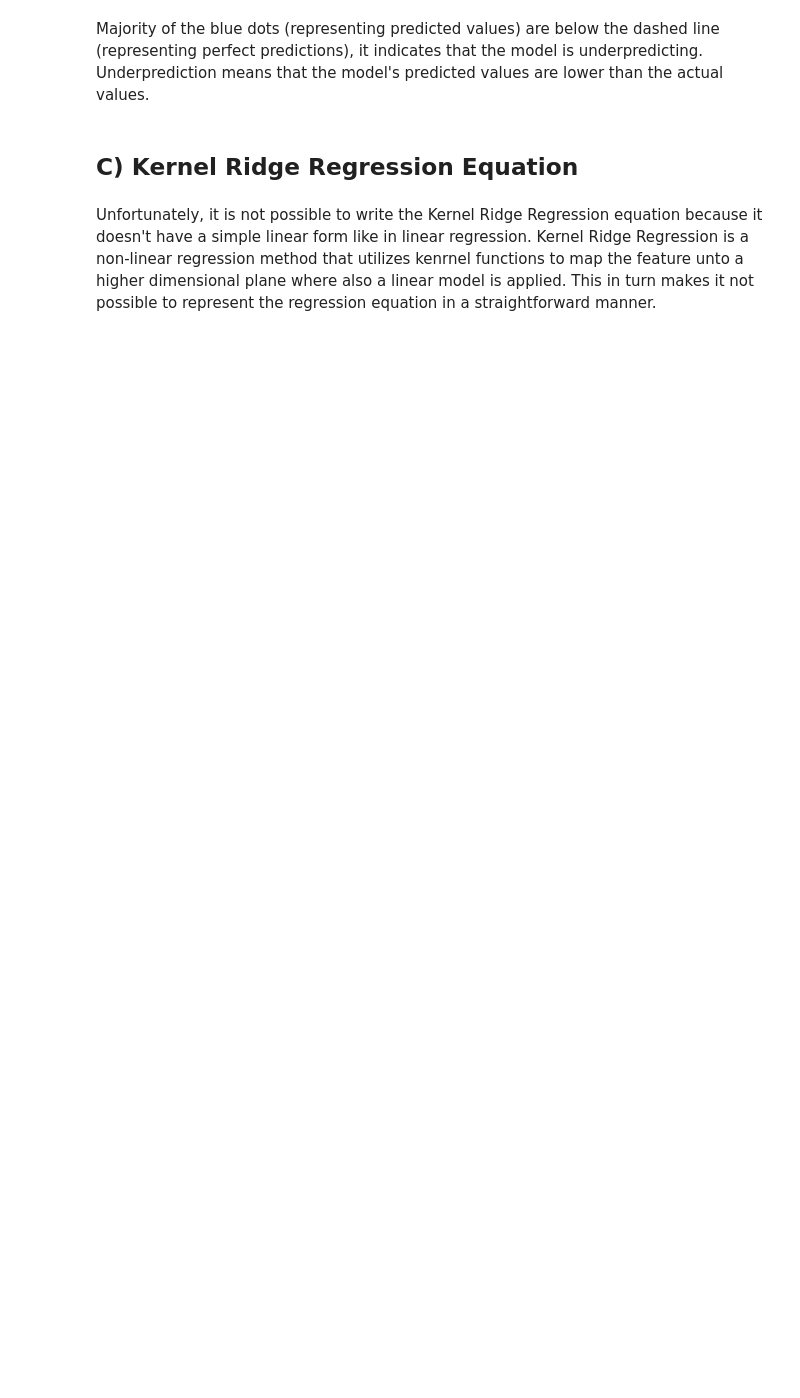
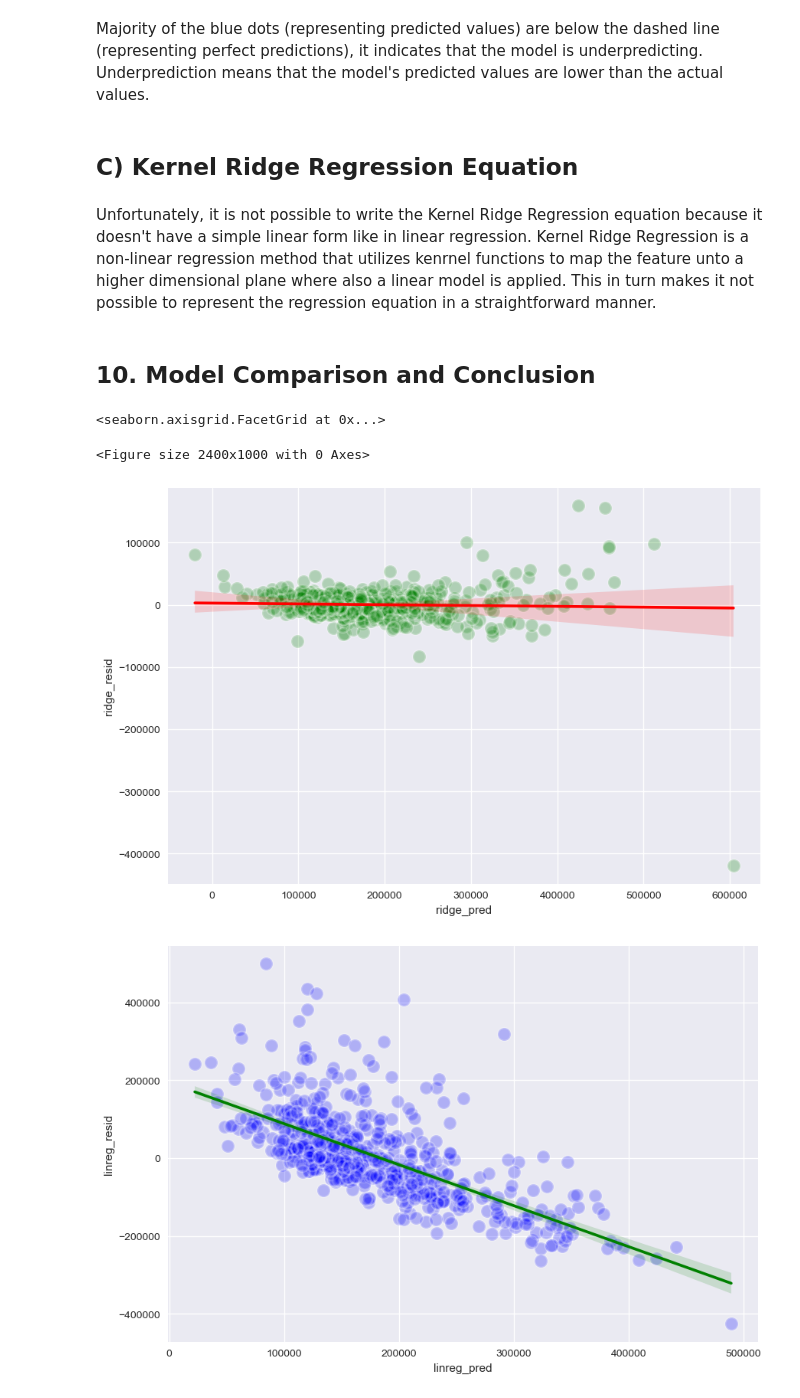
Before and after one commit to sah9j/MidtermProject3550, a Jupyter notebook: Data3550MidPro_MAIN.ipynb, the cells around one changed output. Cells and saved outputs as stored; diff of their text form; code cells hidden in the pictures; blank space fills up the shorter version.

Commit message:
Adding cells for model comparison and residual plots.

```diff
--- a/Data3550MidPro_MAIN.ipynb
+++ b/Data3550MidPro_MAIN.ipynb
@@ -734,7 +751,8 @@ kernel_ridge_model.fit(X_train_sc[stat_sig_Pred], y_train)
 X_test_selected_features = X_test_sc[stat_sig_Pred]
 
 # Make predictions on the test data using the Kernel Ridge regression model
-kernel_ridge_predictions = kernel_ridge_model.predict(X_test_selected_features)
+kernel_ridge_predictions = kernel_ridge_model.predict(X_test_selected_features,lambda)
+kernel_ridge_model.score
 # %%
 # Calculate R-squared value for Kernel Ridge Regression model
 r_squared_kernel_ridge = r2_score(y_test, kernel_ridge_predictions)
@@ -772,3 +790,43 @@ Majority of the blue dots (representing predicted values) are below the dashed l
 ## C) Kernel Ridge Regression Equation
 # %% [markdown]
 Unfortunately, it is not possible to write the Kernel Ridge Regression equation because it doesn't have a simple linear form like in  linear regression. Kernel Ridge Regression is a non-linear regression method that utilizes kenrnel functions to map the feature unto a higher dimensional plane where also a linear model is applied. This in turn makes it not possible to represent the regression equation in a straightforward manner.
+# %% [markdown]
+## 10. Model Comparison and Conclusion
+# %%
+results = pd.DataFrame(y_test.reset_index())
+
+kernel_pred = pd.DataFrame(kernel_ridge_predictions)
+ridge_pred = pd.DataFrame(ridge_reg_predictions)
+lasso_pred = pd.DataFrame(y_hat_test)
+linreg_pred = pd.DataFrame(pred)
+
+kernel_results = pd.concat([results, kernel_pred], axis = 1)
+kernel_results = kernel_results.rename(columns = {0:'kernel_pred'})
+# kernel_results.head()
+
+kernel_results['kernel_resid'] = kernel_results['SalePrice'] - kernel_results['kernel_pred']
+
+df_results = kernel_results
+df_results['ridge_pred'] = ridge_pred
+df_results['ridge_resid'] = df_results['SalePrice'] - df_results['ridge_pred']
+df_results['lasso_pred'] = lasso_pred
+df_results['lasso_resid'] = df_results['SalePrice'] - df_results['lasso_pred']
+df_results['linreg_pred'] = linreg_pred
+df_results['linreg_resid'] = df_results['SalePrice'] - df_results['linreg_pred']
+df_results.head()
+
+plt.figure(figsize=(24,10)) #changes area of scatterplot
+
+sns.lmplot(x='ridge_pred', y='ridge_resid', data = df_results, height=6,
+           aspect = 1.5, scatter_kws={"alpha":0.25,"s":150,"linewidth":2,"color":"green","edgecolor":"white"}, line_kws={'color': 'red'})
+sns.lmplot(x='linreg_pred', y='linreg_resid', data = df_results, palette="Set1", height=6,
+           aspect = 1.5, scatter_kws={"alpha":0.25,"s":150,"linewidth":2,"color":"blue","edgecolor":"white"}, line_kws={'color': 'green'})
+sns.lmplot(x='lasso_pred', y='lasso_resid', data = df_results, palette="Set1", height=6,
+           aspect = 1.5, scatter_kws={"alpha":0.25,"s":150,"linewidth":2,"color":"purple","edgecolor":"white"}, line_kws={'color': 'blue'})
+sns.lmplot(x='kernel_pred', y='kernel_resid', data = df_results, height=6,
+           aspect = 1.5, scatter_kws={"alpha":0.25,"s":150,"linewidth":2,"color":"red","edgecolor":"white"}, line_kws={'color': 'green'})
+# %% [output]
+<seaborn.axisgrid.FacetGrid at 0x...>
+<Figure size 2400x1000 with 0 Axes>
+[figure, added]
+[figure, added]
```
Also changed, not shown: parts of 30 cells of this notebook.
